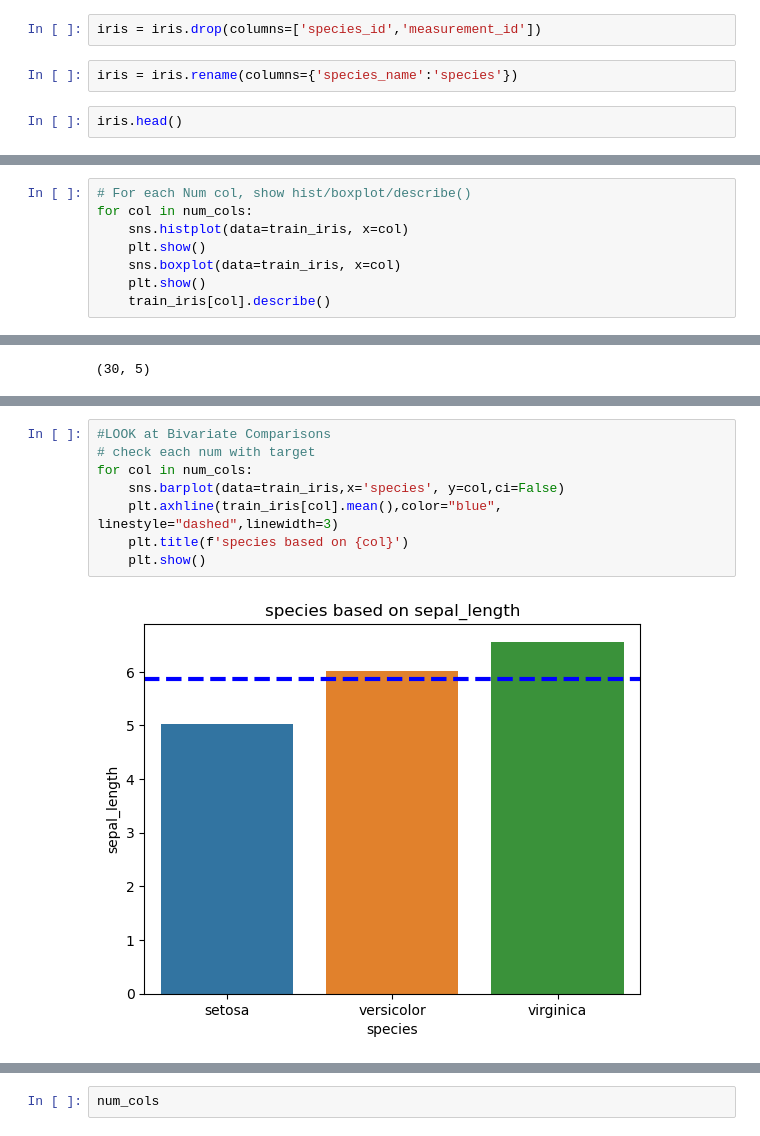
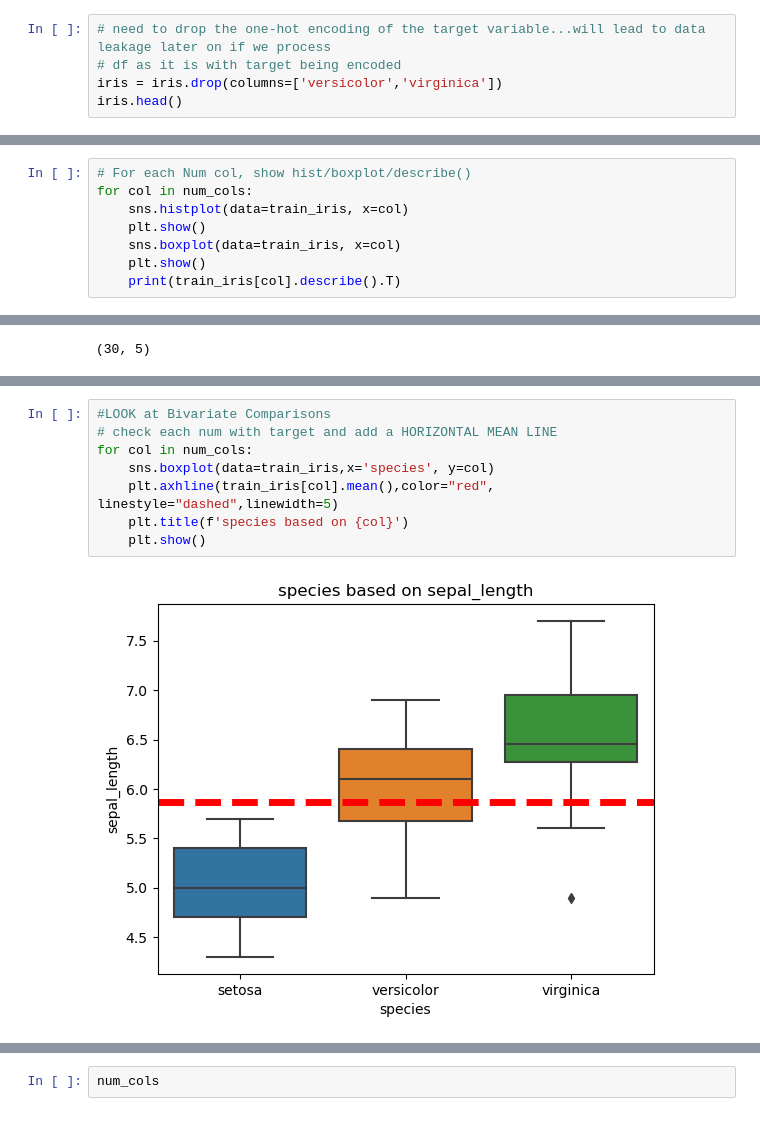
Before and after one commit to RichardAlcabes22/classification-exercises, a Jupyter notebook: classification_exercises.ipynb, the cells around one changed output, grey strips where cells are left out. Saved outputs shown, nothing was run; the diff lists cells and outputs as text.

```diff
--- a/classification_exercises.ipynb
+++ b/classification_exercises.ipynb
@@ -640,8 +755,7 @@ import prepare as prp
-# %%
-iris = iris.drop(columns=['species_id','measurement_id'])
-# %%
-iris = iris.rename(columns={'species_name':'species'})
 # %%
+# need to drop the one-hot encoding of the target variable...will lead to data leakage later on if we process
+# df as it is with target being encoded
+iris = iris.drop(columns=['versicolor','virginica'])
 iris.head()
 # %% [output]
 |  | sepal_length | sepal_width | petal_length | petal_width | species |
@@ -696,7 +823,7 @@ for col in num_cols:
     plt.show()
     sns.boxplot(data=train_iris, x=col)
     plt.show()
-    train_iris[col].describe()
+    print(train_iris[col].describe().T)
 # %% [output]
 [figure]
 [figure]
@@ -746,10 +912,10 @@ test_iris.shape
 # %%
 #LOOK at Bivariate Comparisons
-# check each num with target
+# check each num with target and add a HORIZONTAL MEAN LINE
 for col in num_cols:
-    sns.barplot(data=train_iris,x='species', y=col,ci=False)
-    plt.axhline(train_iris[col].mean(),color="blue", linestyle="dashed",linewidth=3)
+    sns.boxplot(data=train_iris,x='species', y=col)
+    plt.axhline(train_iris[col].mean(),color="red", linestyle="dashed",linewidth=5)
     plt.title(f'species based on {col}')
     plt.show()
 # %% [output]
-[figure, old version]
+[figure, new version]
```
Also changed, not shown: parts of 76 cells of this notebook, 1 other file.
